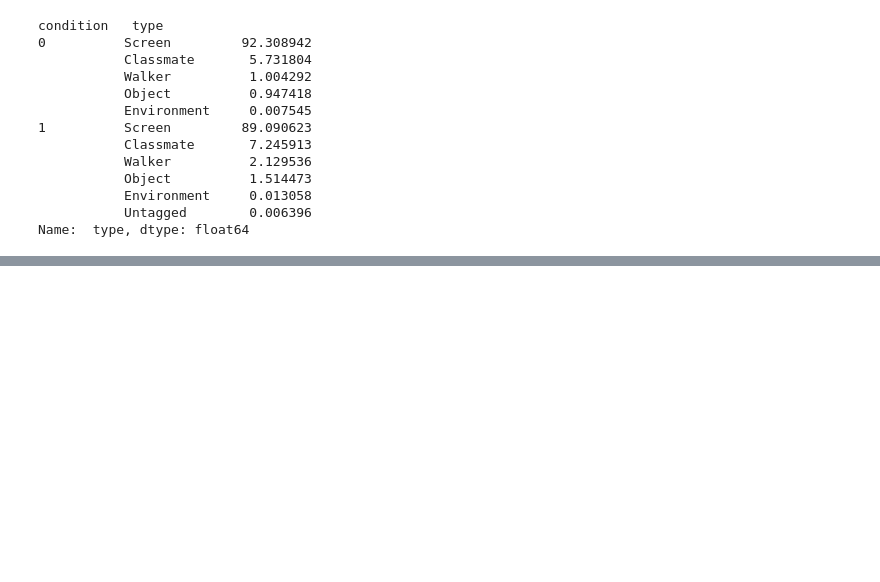
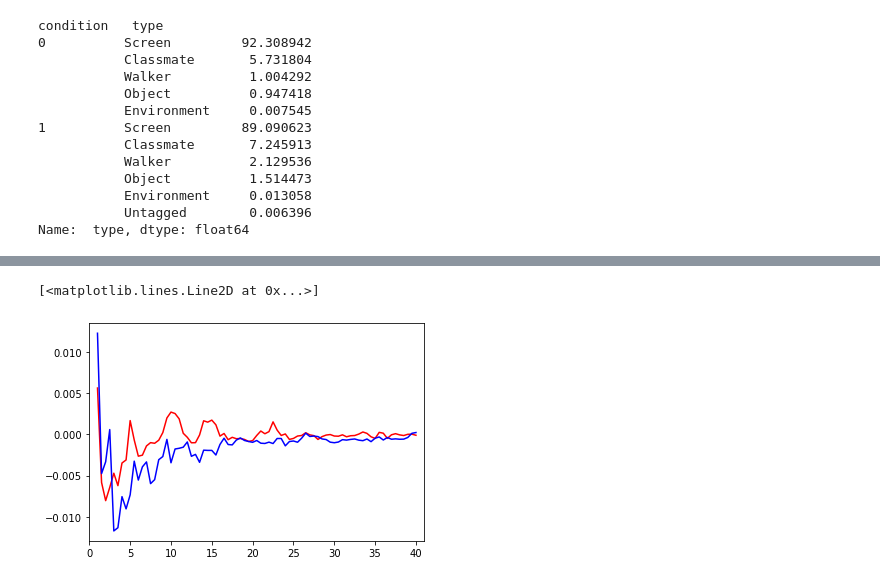
Before and after one commit to giorgospetkakis/cs3-vr, a Jupyter notebook: ipynb/first_notebook.ipynb, the cells around one changed output, grey strips where cells are left out. Saved outputs shown, nothing was run; the diff lists cells and outputs as text; code cells hidden in the pictures; blank space fills up the shorter version.

```diff
--- a/ipynb/first_notebook.ipynb
+++ b/ipynb/first_notebook.ipynb
@@ -170,0 +190,7 @@ frame
+# %%
+plt.xlim(0, 41)
+plt.plot(offsets[:-1], np.diff(cond_0), color='r')
+plt.plot(offsets[:-1], np.diff(cond_1), color='b')
+# %% [output]
+[<matplotlib.lines.Line2D at 0x...>]
+[figure, added]
```
Also changed, not shown: parts of 11 cells of this notebook.
